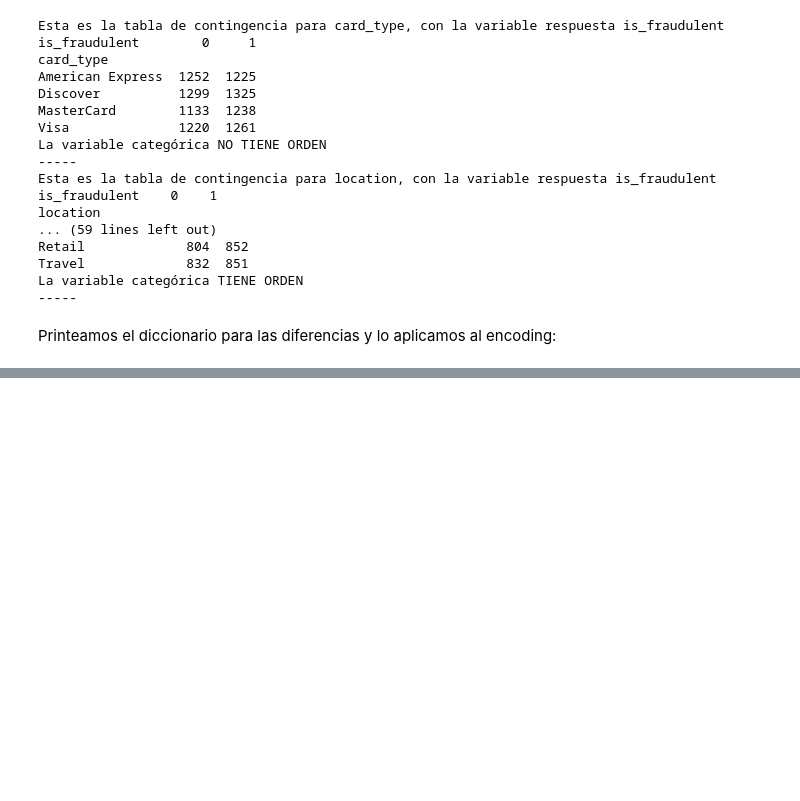
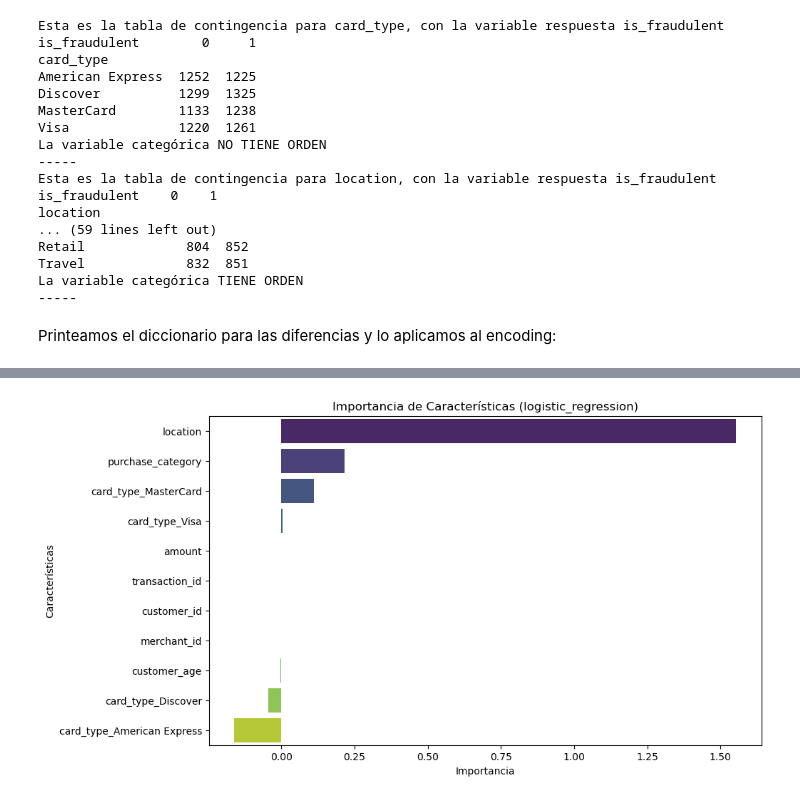
Before and after one commit to fdzvictor/lab1M8, a Jupyter notebook: modulo8-leccion08-preprocesamiento-logistica.ipynb, the cells around one changed output, grey strips where cells are left out. Saved outputs shown, nothing was run; the diff lists cells and outputs as text; code cells hidden in the pictures; blank space fills up the shorter version.

```diff
--- a/modulo8-leccion08-preprocesamiento-logistica.ipynb
+++ b/modulo8-leccion08-preprocesamiento-logistica.ipynb
@@ -405,0 +443,4 @@ Además, deberás evaluar si el modelo está en riesgo de **overfitting**, asegu
+# %%
+analisis.importancia_predictores("logistic_regression")
+# %% [output]
+[figure, added]
```
Also changed, not shown: parts of 36 cells of this notebook, 1 other file.
